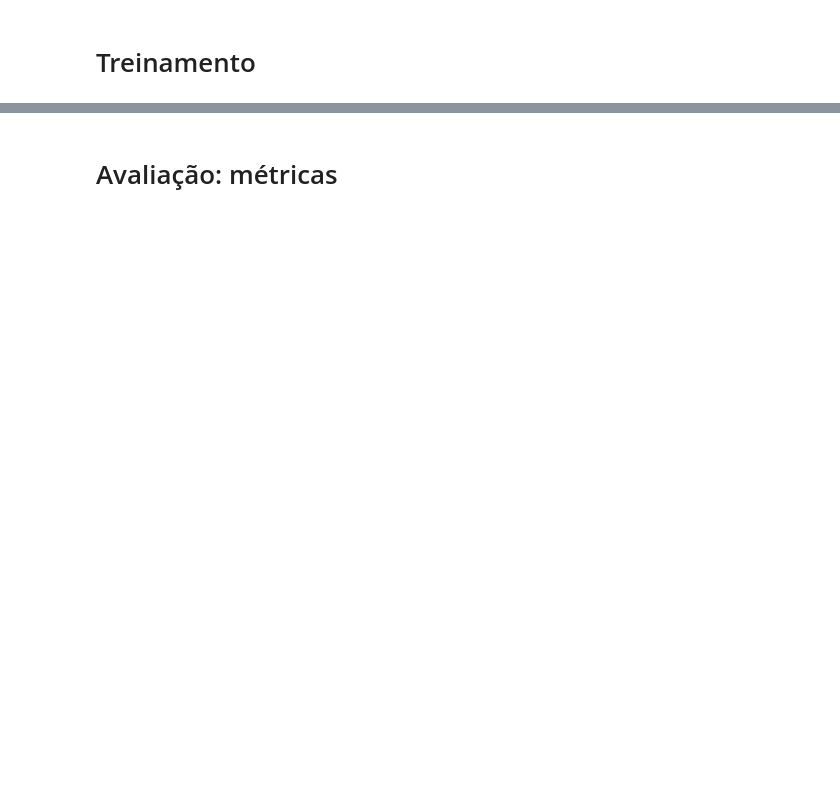
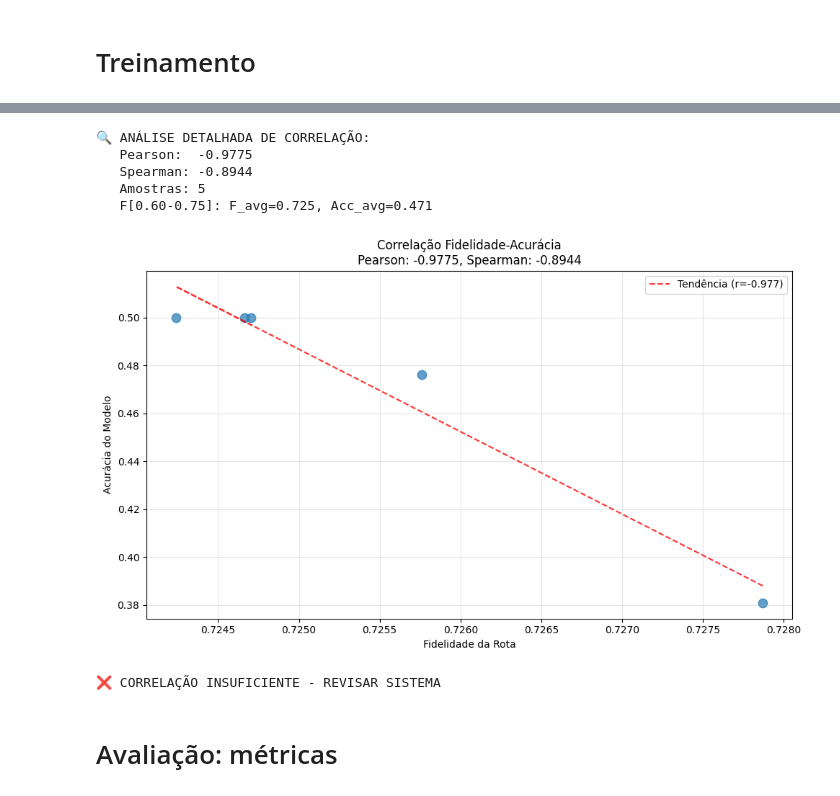
Before and after one commit to ezrasilva/Hybrid_QML_with_BQC, a Jupyter notebook: Guia-DatasetMNISQVQC.ipynb, the cells around one changed output, grey strips where cells are left out. Drawn from its saved outputs; the diff is of its cells as text; code cells hidden in the pictures; blank space fills up the shorter version.

```diff
--- a/Guia-DatasetMNISQVQC.ipynb
+++ b/Guia-DatasetMNISQVQC.ipynb
@@ -180,0 +458,3 @@ Simulador configurado: AerSimulator('aer_simulator_statevector'
+# %%
+simulator = AerSimulator(shots=SHOTS)
+estimator = Estimator(options={"backend": simulator})
@@ -244,11 +634,17 @@ Dados carregados: X.shape=(20, 4), y.shape=(20,)
 # %%
-scaler = MinMaxScaler(feature_range=(0, 1))
-X = scaler.fit_transform(X)
+from sklearn.preprocessing import StandardScaler
+from sklearn.model_selection import train_test_split
+
+scaler = StandardScaler()
+X_normalized = scaler.fit_transform(X_balanced)
 
 X_train, X_test, y_train, y_test = train_test_split(
-    X, y, test_size=0.2, random_state=SEED, stratify=y
+    X_normalized, y_balanced,
+    test_size=0.3,
+    random_state=SEED,
+    stratify=y_balanced
 )
 
-num_qubits = X.shape[1]
+num_qubits = X_train.shape[1]
 print(f"Num qubits (features) = {num_qubits}")
 # %% [output]
@@ -257,8 +738,8 @@ Num qubits (features) = 4
 # Cria o circuito quântico (FeatureMap + Ansatz)
 # %%
 # Construção do feature map e ansatz
-feature_map = ZZFeatureMap(num_qubits, reps=10, entanglement="full")
-ansatz = RealAmplitudes(num_qubits, reps=10, entanglement="full")
+feature_map = ZZFeatureMap(num_qubits, reps=1, entanglement="full")
+ansatz = RealAmplitudes(num_qubits, reps=1, entanglement="full")
 
 qc = QuantumCircuit(num_qubits)
 qc.compose(feature_map, inplace=True)
@@ -284,18 +962,18 @@ qnn = EstimatorQNN(
     input_gradients=True
 )
 
+# CALCULAR NÚMERO DE PARÂMETROS
+num_params = len(feature_map.parameters) + len(ansatz.parameters)
+print(f"Número de parâmetros: {num_params}")
+
+
+# CONFIGURAR COBYLA CORRETAMENTE
+from qiskit_algorithms.optimizers import SPSA, NFT
 vqc = NeuralNetworkClassifier(
     neural_network=qnn,
     loss=CrossEntropyLoss(),
-    optimizer=COBYLA(maxiter=50),
+    optimizer=SPSA(maxiter=100),  # Melhor otimizador
     warm_start=True,
-    callback=lambda weights, loss, step: enviar_circuito_por_epoca(
-        circuito=feature_map.compose(ansatz.assign_parameters(weights)),
-        epoch=step,
-        num_qubits=num_qubits,
-        circuit_depth=feature_map.compose(ansatz).depth()
-    )
 )
-
 print('VQC (NeuralNetworkClassifier) configurado.')
 # %% [output]
@@ -314,2 +1149,13 @@ Treinamento concluído.
+# %%
+# Após o loop de épocas:
+analisar_correlacao_detalhada(correlation_data)
+# %% [output]
+🔍 ANÁLISE DETALHADA DE CORRELAÇÃO:
+   Pearson:  -0.9775
+   Spearman: -0.8944
+   Amostras: 5
+   F[0.60-0.75]: F_avg=0.725, Acc_avg=0.471
+[figure, added]
+❌ CORRELAÇÃO INSUFICIENTE - REVISAR SISTEMA
 # %% [markdown]
 # Avaliação: métricas
```
Also changed, not shown: parts of 27 cells of this notebook, 6 other files.
